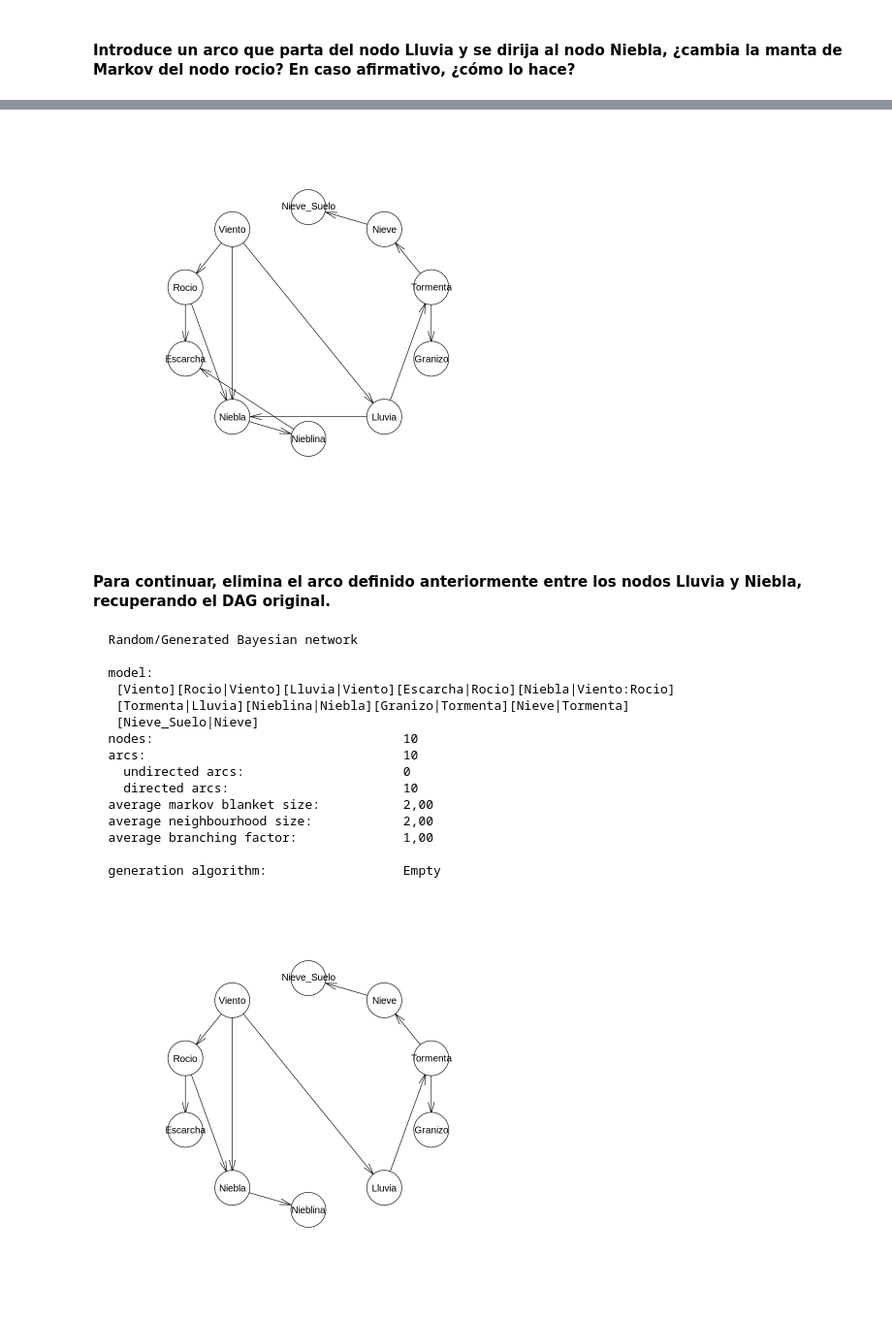
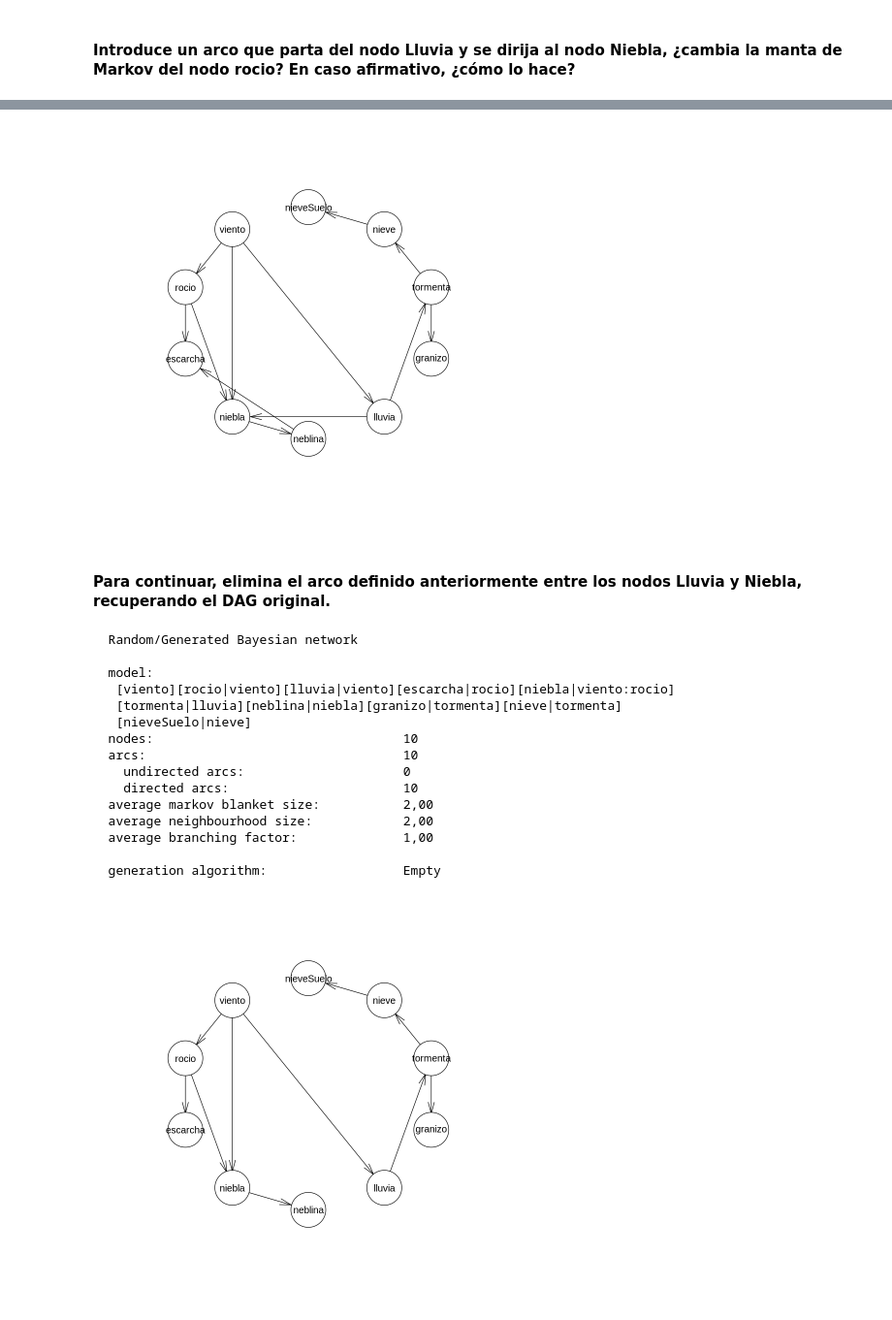
Before and after one commit to NTrevisani/DataScienceMaster, a Jupyter notebook: MachineLearning_2/PracticaRedesBayesianas/Tarea_Trevisani_Nicolo.ipynb, the cells around one changed output, grey strips where cells are left out. Shown at 97% size. Drawn from its saved outputs; the diff is of its cells as text; code cells hidden in the pictures.

```diff
--- a/MachineLearning_2/PracticaRedesBayesianas/Tarea_Trevisani_Nicolo.ipynb
+++ b/MachineLearning_2/PracticaRedesBayesianas/Tarea_Trevisani_Nicolo.ipynb
@@ -45,7 +45,7 @@ The following object is masked from ‘package:stats’:
     sigma
 # %%
 ## Defino el grafo vacío:
-dag <- empty.graph(nodes=c("Viento", "Rocio", "Escarcha", "Niebla", "Nieblina",
-                           "Lluvia", "Granizo", "Tormenta", "Nieve", "Nieve_Suelo"))
+dag <- empty.graph(nodes=c("viento", "rocio", "escarcha", "niebla", "neblina",
+                           "lluvia", "granizo", "tormenta", "nieve", "nieveSuelo"))
 # %%
 # Defino los arcos
@@ -170,5 +172,5 @@ El grafo presenta 3 estructuras divergentes.
 # %%
-dag <- set.arc(dag, from = "Nieblina", to = "Escarcha")
+dag <- set.arc(dag, from = "neblina", to = "escarcha")
 vstructs(dag)
 
 plot(dag)
@@ -180,7 +182,7 @@ A matrix: 1 × 3 of type chr
 # %% [markdown]
 - Un arco que conecte el nodo "Granizo" con el nodo "Lluvia" crearía un ciclo, y por eso está prohibo. Vemos qué dice el código si intentamos introducirlo.
 # %%
-dag <- set.arc(dag, from = "Granizo", to = "Lluvia")
+dag <- set.arc(dag, from = "granizo", to = "lluvia")
 # %% [output]
 ERROR: Error in arc.operations(x = x, from = from, to = to, op = "set", check.cycles = check.cycles, : the resulting graph contains cycles.
 # %% [markdown]
@@ -199,5 +201,5 @@ Esto hace que el nodo Lluvia entre en la manta de Markov del nodo Rocio.
 # %%
-dag <- set.arc(dag, from = "Lluvia", to = "Niebla")
+dag <- set.arc(dag, from = "lluvia", to = "niebla")
 vstructs(dag)
 # %% [output]
 A matrix: 2 × 3 of type chr
@@ -211,41 +213,41 @@ mb(dag, "Rocio")
 # %%
 plot(dag)
 # %% [output]
-[figure, old version]
+[figure, new version]
 # %% [markdown]
 #### Para continuar, elimina el arco definido anteriormente entre los nodos Lluvia y Niebla, recuperando el DAG original.
 # %%
 # Vuelvo a definir los arcos originales
-arc.set <- matrix(c("Viento", "Lluvia",
-                    "Viento", "Niebla",
-                    "Viento", "Rocio",
-                    "Rocio",  "Niebla",
-                    "Rocio",  "Escarcha",
-                    "Niebla", "Nieblina",
-                    "Lluvia", "Tormenta",
-                    "Tormenta", "Granizo",
-                    "Tormenta", "Nieve",
-                    "Nieve",    "Nieve_Suelo"),
+arc.set <- matrix(c("viento", "lluvia",
+                    "viento", "niebla",
+                    "viento", "rocio",
+                    "rocio",  "niebla",
+                    "rocio",  "escarcha",
+                    "niebla", "neblina",
+                    "lluvia", "tormenta",
+                    "tormenta", "granizo",
+                    "tormenta", "nieve",
+                    "nieve",    "nieveSuelo"),
                   byrow = TRUE, ncol = 2,
                   dimnames = list(NULL, c("from", "to")))
 arcs(dag) <- arc.set
 
 print(dag)
 plot(dag)
 # %% [output]
   Random/Generated Bayesian network
 
   model:
-   [Viento][Rocio|Viento][Lluvia|Viento][Escarcha|Rocio][Niebla|Viento:Rocio]
-   [Tormenta|Lluvia][Nieblina|Niebla][Granizo|Tormenta][Nieve|Tormenta]
-   [Nieve_Suelo|Nieve]
+   [viento][rocio|viento][lluvia|viento][escarcha|rocio][niebla|viento:rocio]
+   [tormenta|lluvia][neblina|niebla][granizo|tormenta][nieve|tormenta]
+   [nieveSuelo|nieve]
   nodes:                                 10
   arcs:                                  10
     undirected arcs:                     0
     directed arcs:                       10
   average markov blanket size:           2,00
   average neighbourhood size:            2,00
   average branching factor:              1,00
 
   generation algorithm:                  Empty
-[figure, old version]
+[figure, new version]
```
Also changed, not shown: parts of 36 cells of this notebook, 2 other files.
